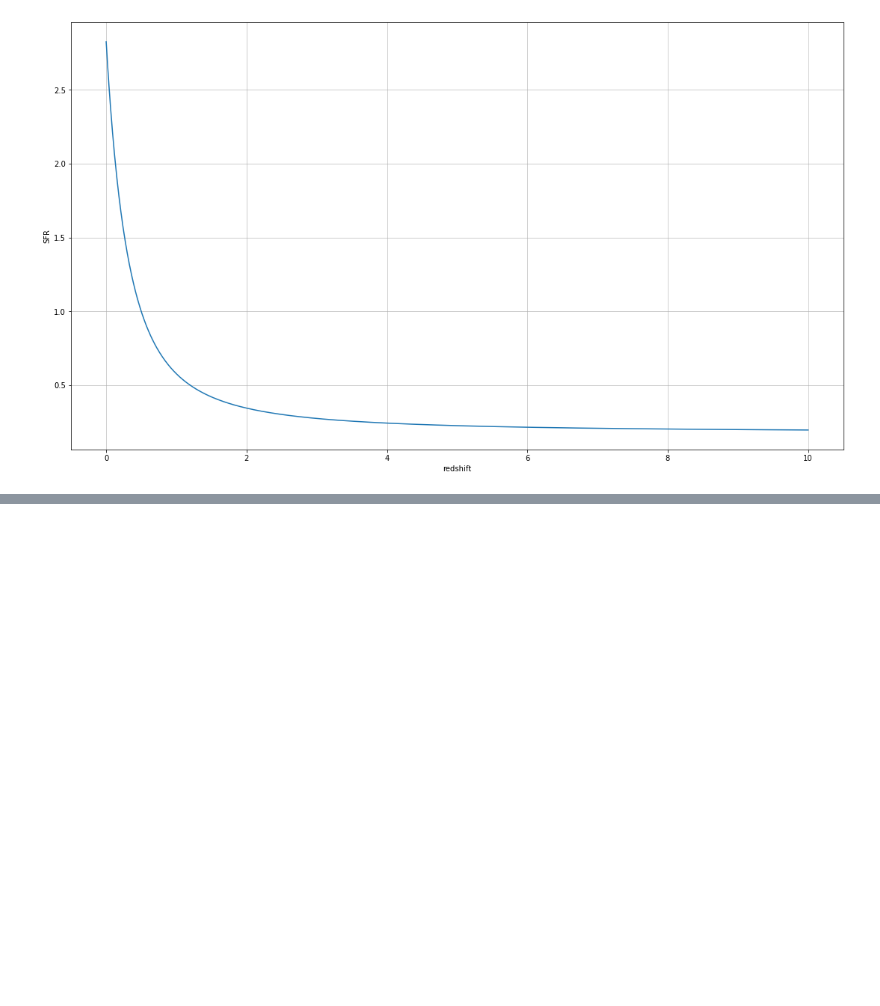
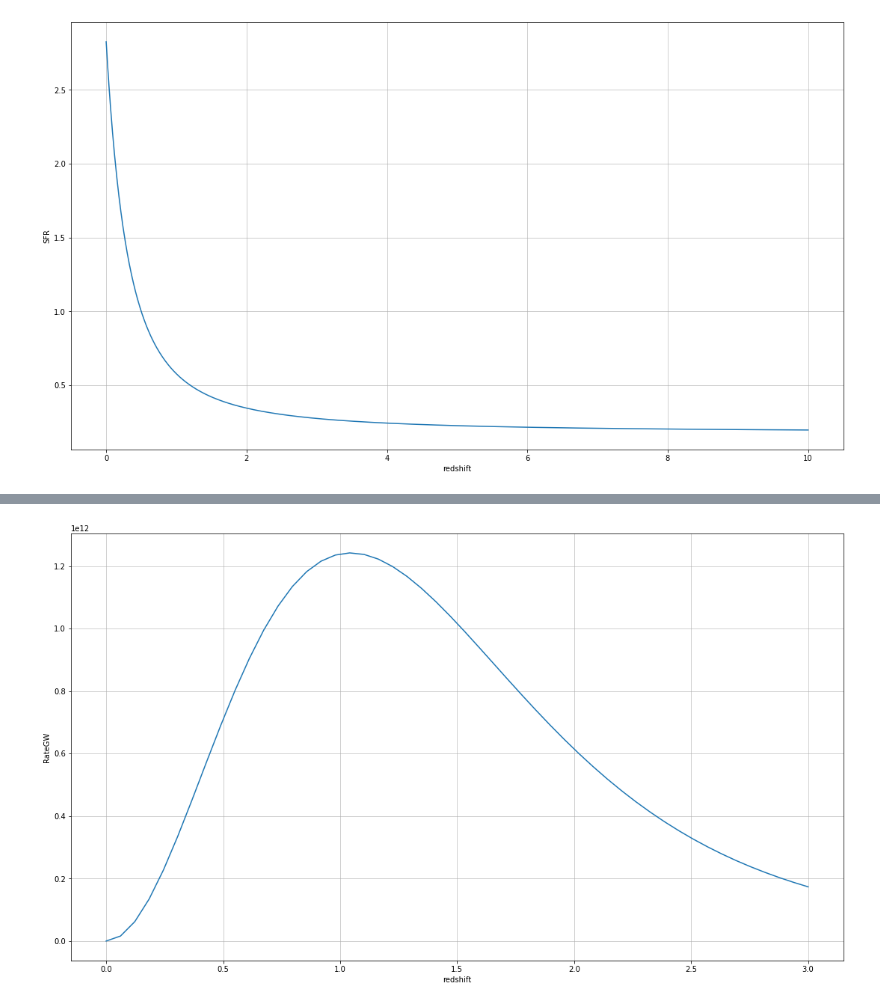
Before and after one commit to RCianca/DarkSirensStat, a Jupyter notebook: DSCatalogueCreator/DSIRE.ipynb, the cells around one changed output, grey strips where cells are left out. Saved outputs shown, nothing was run; the diff lists cells and outputs as text; code cells hidden in the pictures; blank space fills up the shorter version.

```diff
--- a/DSCatalogueCreator/DSIRE.ipynb
+++ b/DSCatalogueCreator/DSIRE.ipynb
@@ -960,0 +995,14 @@ plt.grid(axis='x', alpha=0.75)
+# %%
+fig,ax = plt.subplots()
+fig.set_size_inches(18.5, 10.5)
+ax.set_xlabel('redshift')
+ax.set_ylabel('RateGW')
+#test=ratetoplot
+#test01=ratetoplot01
+ax.plot(ZZ,totalratetoplot,label='RateGW')
+#plt.yscale('log')
+#plt.xscale('log')
+plt.grid(axis='y', alpha=0.75)
+plt.grid(axis='x', alpha=0.75)
+# %% [output]
+[figure, added]
```
Also changed, not shown: parts of 10 cells of this notebook, 1 other file.
